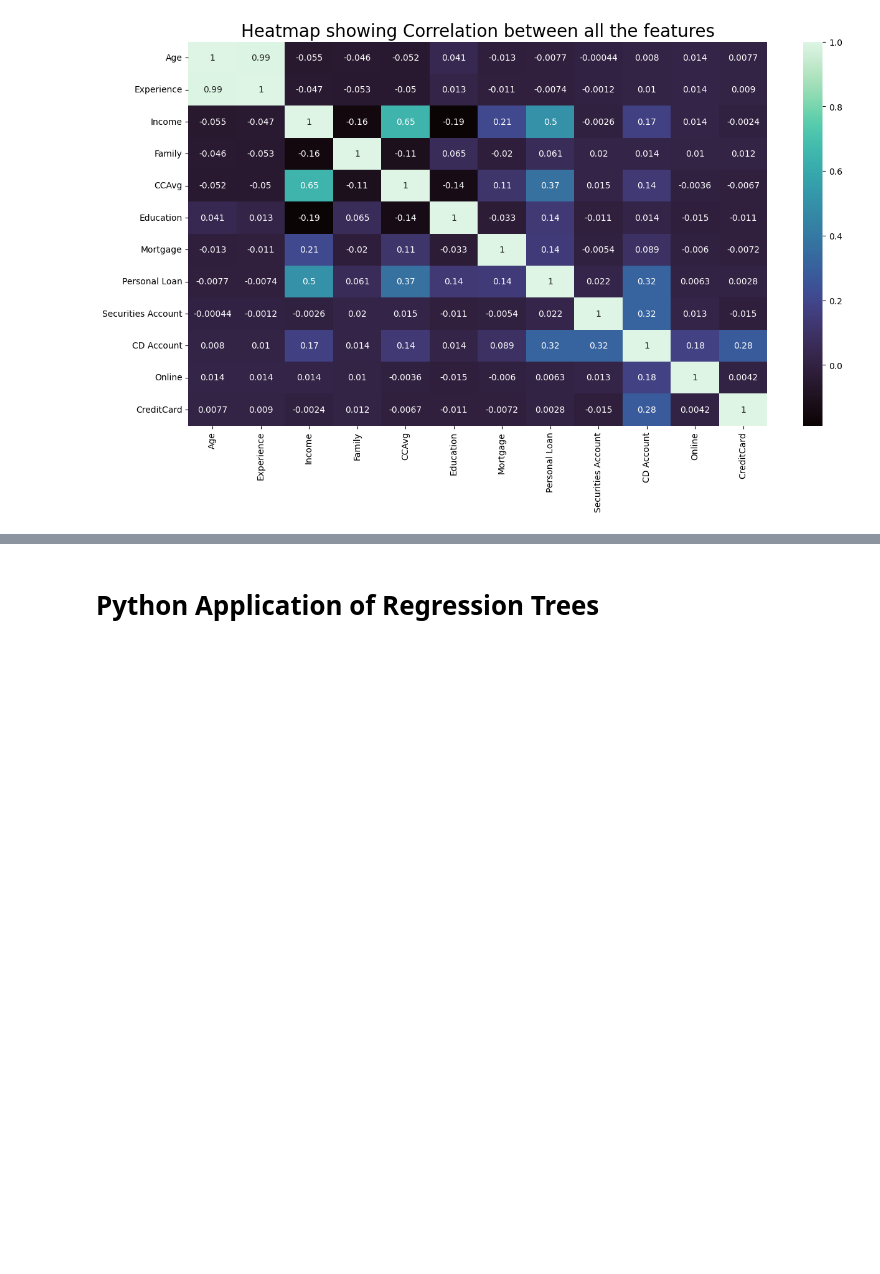
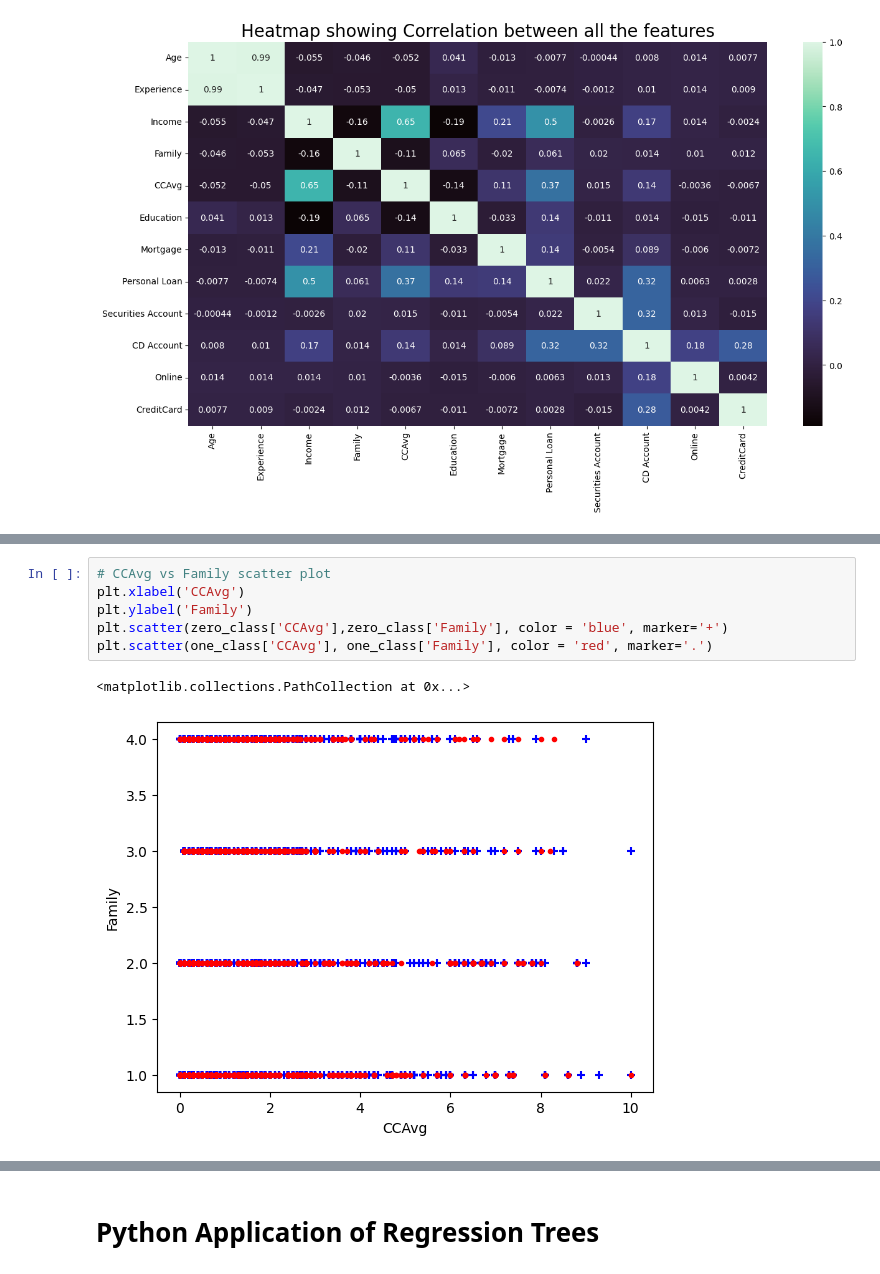
Before and after one commit to richlim16/SVM-Regression-Trees, a Jupyter notebook: Topic_Linear_SVM,_Non_Linear_SVM,_Regression_Trees_.ipynb, the cells around one changed output, grey strips where cells are left out. Cells and saved outputs as stored; diff of their text form; blank space fills up the shorter version.

```diff
--- a/Topic_Linear_SVM,_Non_Linear_SVM,_Regression_Trees_.ipynb
+++ b/Topic_Linear_SVM,_Non_Linear_SVM,_Regression_Trees_.ipynb
@@ -170,0 +190,9 @@ sns.heatmap(df1.corr(),annot = True, cmap='mako')
+# %%
+# CCAvg vs Family scatter plot
+plt.xlabel('CCAvg')
+plt.ylabel('Family')
+plt.scatter(zero_class['CCAvg'],zero_class['Family'], color = 'blue', marker='+')
+plt.scatter(one_class['CCAvg'], one_class['Family'], color = 'red', marker='.')
+# %% [output]
+<matplotlib.collections.PathCollection at 0x...>
+[figure, added]
```
Also changed, not shown: parts of 23 cells of this notebook, 1 other file.
